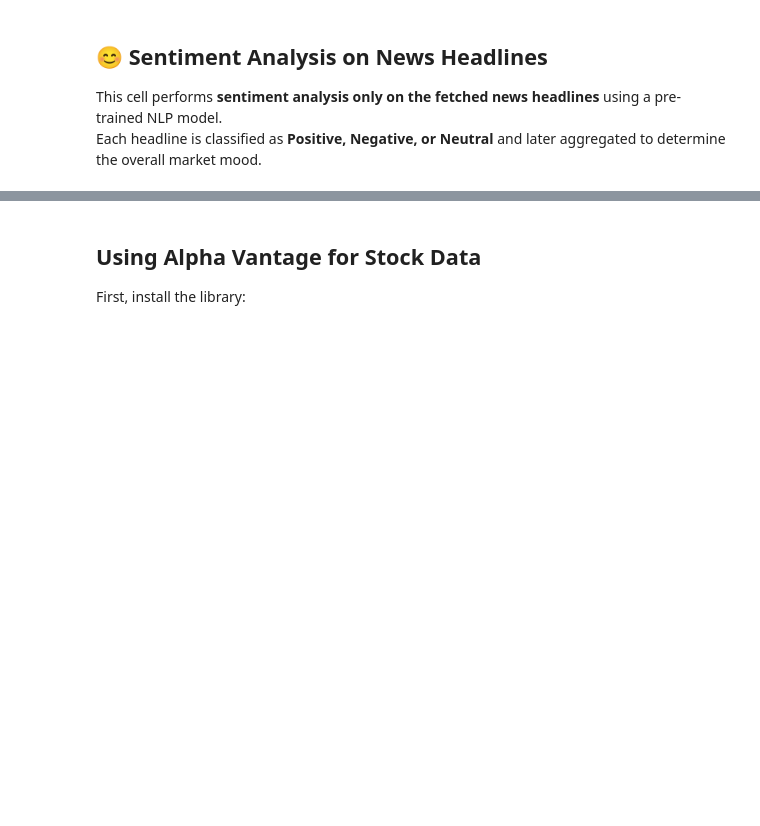
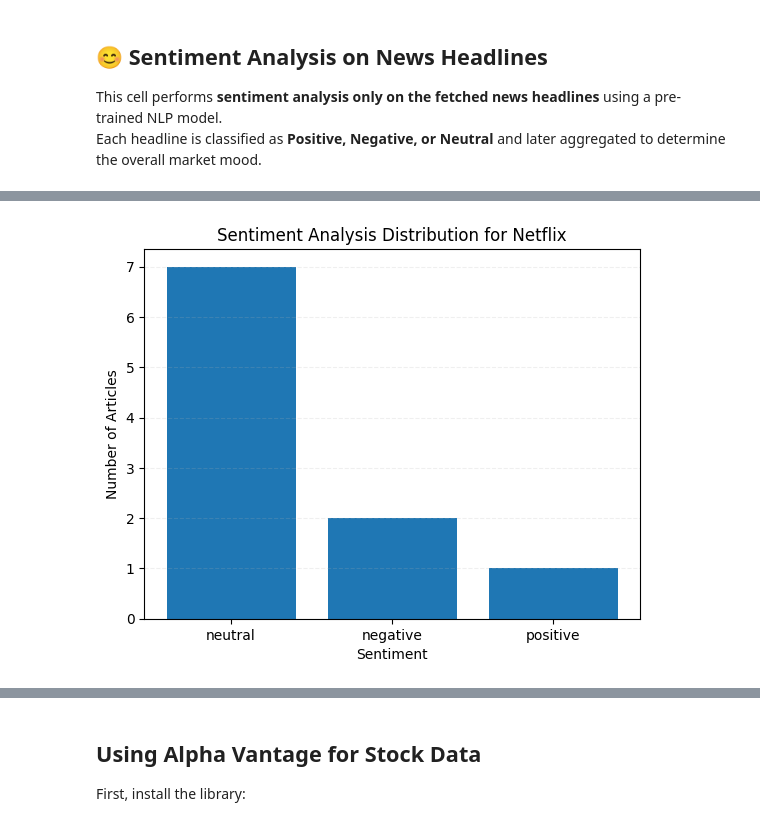
Before and after one commit to gopichandchalla16/infosys-internship-real-time-industry-insight-system, a Jupyter notebook: Project_Sprint1.ipynb, the cells around one changed output, grey strips where cells are left out. Saved outputs shown, nothing was run; the diff lists cells and outputs as text; code cells hidden in the pictures; blank space fills up the shorter version.

Commit message:
enhanced and cleared the code for any edge cases upto alpha vantage

```diff
--- a/Project_Sprint1.ipynb
+++ b/Project_Sprint1.ipynb
@@ -776,10 +783,10 @@ def analyze_full_news_sentiment(news_list):
 
 # Example usage
 # news_articles = ["Full text of financial news article 1", "Full text of article 2 ..."]
-deep_sentiments = analyze_full_news_sentiment(news_articles)
+deep_sentiments = analyze_full_news_sentiment(texts)
 
 for i, item in enumerate(deep_sentiments, 1):
-    print(f"\n{i}. {item['text'][:100]}...")  # Show snippet
+    print(f"\n{i}. {item['text'][:100]}...")
     print(f"   → Sentiment: {item['sentiment']}")
     print(f"   → Confidence: {item['confidence']}")
 # %% [output]
@@ -866,0 +825,22 @@ For context, we visualize the closing price of the asset over the last 30 days.
+# %%
+import matplotlib.pyplot as plt
+from collections import Counter
+
+# Count sentiments
+sentiment_labels = [item["sentiment"] for item in deep_sentiments]
+sentiment_counts = Counter(sentiment_labels)
+
+# Prepare data
+labels = list(sentiment_counts.keys())
+values = list(sentiment_counts.values())
+
+# Plot bar chart
+plt.figure()
+plt.grid(axis='y', linestyle='--', alpha=0.2)
+plt.bar(labels, values)
+plt.xlabel("Sentiment")
+plt.ylabel("Number of Articles")
+plt.title(f"Sentiment Analysis Distribution for {company_name}")
+plt.show()
+# %% [output]
+[figure, added]
```
Also changed, not shown: parts of 19 cells of this notebook.
